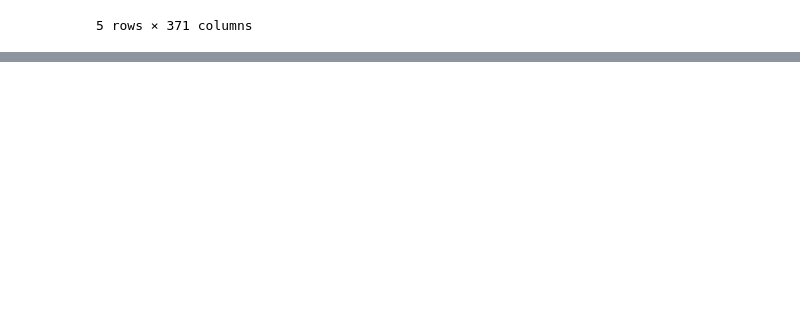
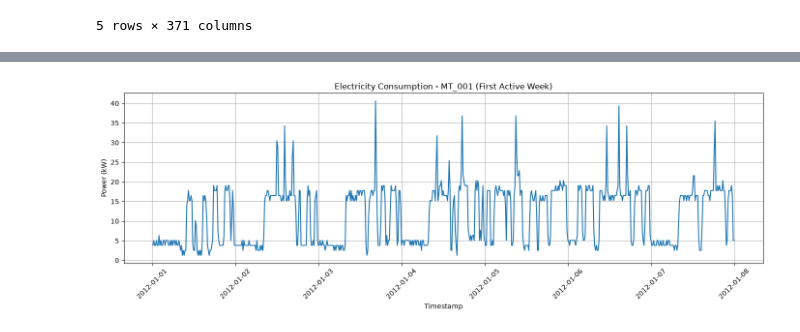
Before and after one commit to FilipeSantos2/electricity-consumption-forecasting, a Jupyter notebook: notebooks/01_data_exploration.ipynb, the cells around one changed output, grey strips where cells are left out. Saved outputs shown, nothing was run; the diff lists cells and outputs as text; code cells hidden in the pictures; blank space fills up the shorter version.

```diff
--- a/notebooks/01_data_exploration.ipynb
+++ b/notebooks/01_data_exploration.ipynb
@@ -126,0 +174,7 @@ Length: 371, dtype: object
+# %%
+df = df.rename(columns={"Unnamed: 0": "timestamp"})
+
+df["timestamp"] = pd.to_datetime(
+    df["timestamp"],
+    format="%Y-%m-%d %H:%M:%S"
+)
@@ -126,0 +194,7 @@ Length: 371, dtype: object
+# %%
+first_nonzero = df.loc[
+    df["MT_001"] > 0,
+    "timestamp"
+].iloc[0]
+
+print(first_nonzero)
@@ -126,0 +203,19 @@ Length: 371, dtype: object
+# %%
+week = df[
+    (df["timestamp"] >= first_nonzero) &
+    (df["timestamp"] < first_nonzero + pd.Timedelta(days=7))
+]
+# %%
+plt.figure(figsize=(14, 5))
+
+plt.plot(week["timestamp"], week["MT_001"])
+
+plt.title("Electricity Consumption - MT_001 (First Active Week)")
+plt.xlabel("Timestamp")
+plt.ylabel("Power (kW)")
+plt.xticks(rotation=45)
+plt.grid()
+plt.tight_layout()
+plt.show()
+# %% [output]
+[figure, added]
```
Also changed, not shown: parts of 15 cells of this notebook.
